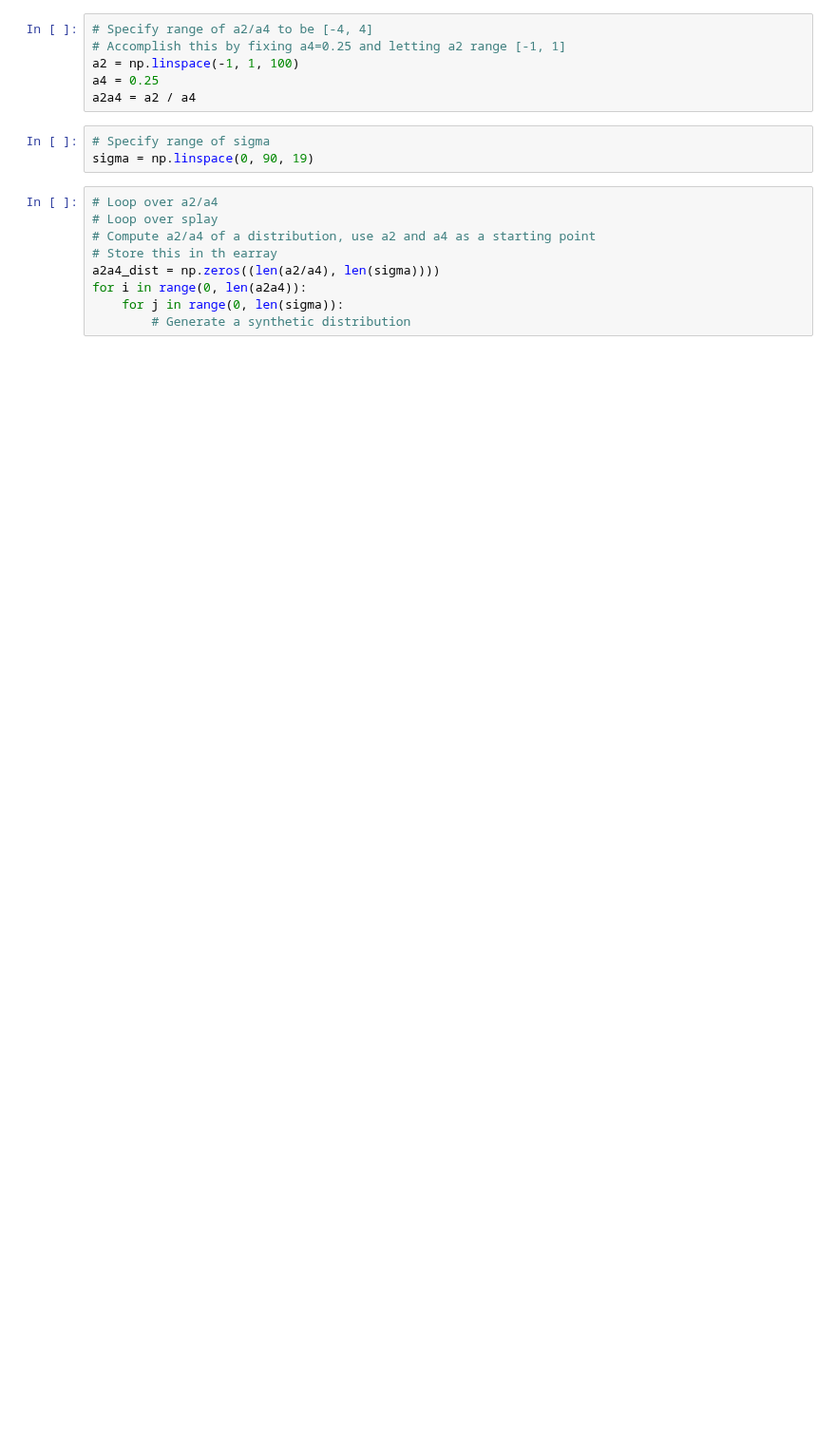
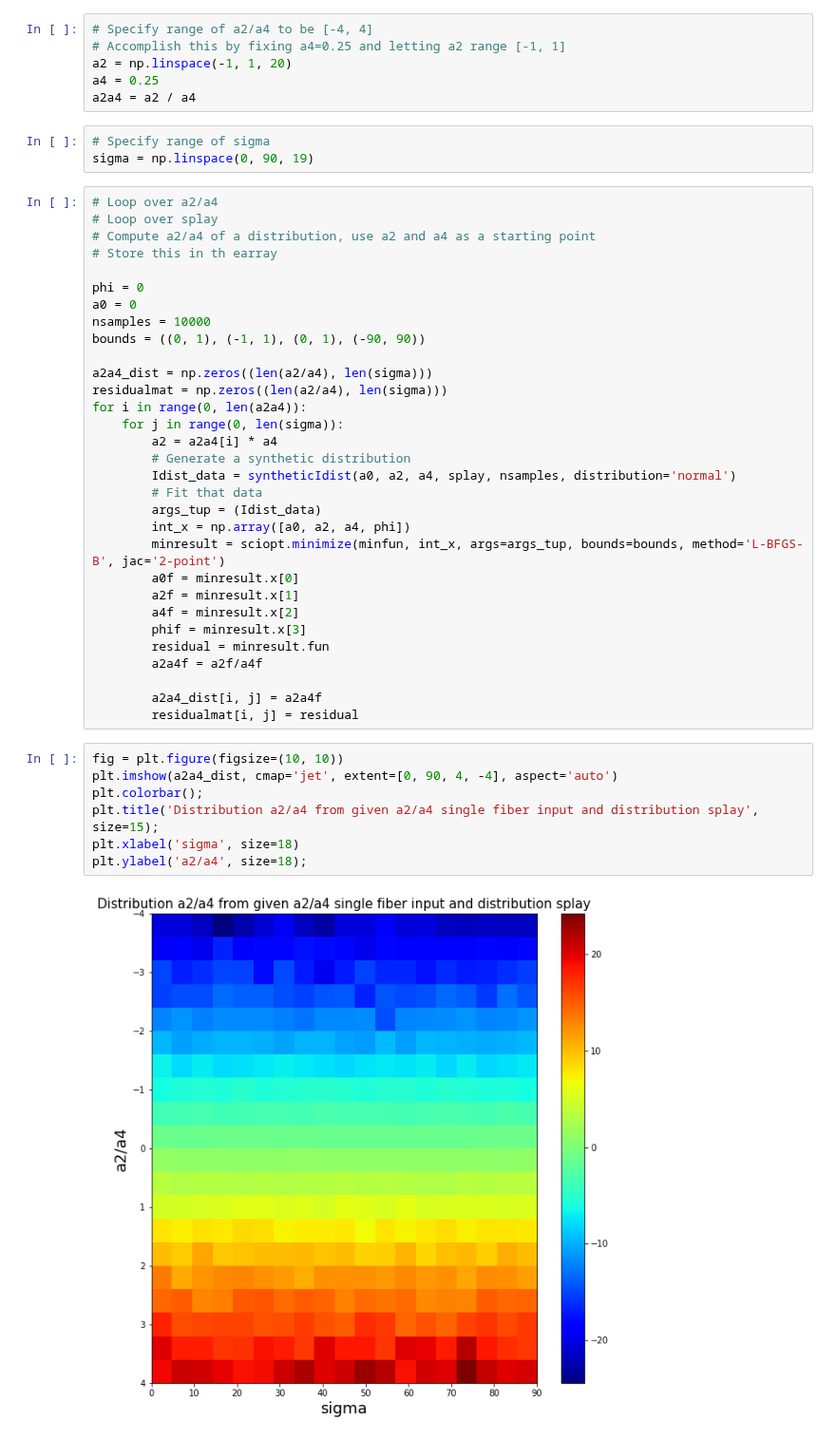
Before and after one commit to mfkiwl/splineDIC, a Jupyter notebook: notebooks/exploratory/stp_explore_ODF_extraction.ipynb, the cells around one changed output. Shown at 95% size. Saved outputs shown, nothing was run; the diff lists cells and outputs as text; blank space fills up the shorter version.

```diff
--- a/notebooks/exploratory/stp_explore_ODF_extraction.ipynb
+++ b/notebooks/exploratory/stp_explore_ODF_extraction.ipynb
@@ -355,7 +380,7 @@ Note, this doesn't really reflect range of a2/a4 from real single fiber types. N
 # %%
 # Specify range of a2/a4 to be [-4, 4]
 # Accomplish this by fixing a4=0.25 and letting a2 range [-1, 1]
-a2 = np.linspace(-1, 1, 100)
+a2 = np.linspace(-1, 1, 20)
 a4 = 0.25
 a2a4 = a2 / a4
 # %%
@@ -366,7 +391,38 @@ sigma = np.linspace(0, 90, 19)
 # Loop over splay
 # Compute a2/a4 of a distribution, use a2 and a4 as a starting point
 # Store this in th earray
-a2a4_dist = np.zeros((len(a2/a4), len(sigma))))
+
+phi = 0
+a0 = 0
+nsamples = 10000
+bounds = ((0, 1), (-1, 1), (0, 1), (-90, 90))
+
+a2a4_dist = np.zeros((len(a2/a4), len(sigma)))
+residualmat = np.zeros((len(a2/a4), len(sigma)))
 for i in range(0, len(a2a4)):
     for j in range(0, len(sigma)):
+        a2 = a2a4[i] * a4
         # Generate a synthetic distribution
+        Idist_data = syntheticIdist(a0, a2, a4, splay, nsamples, distribution='normal')
+        # Fit that data
+        args_tup = (Idist_data)
+        int_x = np.array([a0, a2, a4, phi])
+        minresult = sciopt.minimize(minfun, int_x, args=args_tup, bounds=bounds, method='L-BFGS-B', jac='2-point')
+        a0f = minresult.x[0]
+        a2f = minresult.x[1]
+        a4f = minresult.x[2]
+        phif = minresult.x[3]
+        residual = minresult.fun
+        a2a4f = a2f/a4f
+
+        a2a4_dist[i, j] = a2a4f
+        residualmat[i, j] = residual
+# %%
+fig = plt.figure(figsize=(10, 10))
+plt.imshow(a2a4_dist, cmap='jet', extent=[0, 90, 4, -4], aspect='auto')
+plt.colorbar();
+plt.title('Distribution a2/a4 from given a2/a4 single fiber input and distribution splay', size=15);
+plt.xlabel('sigma', size=18)
+plt.ylabel('a2/a4', size=18);
+# %% [output]
+[figure, added]
```
Also changed, not shown: parts of 15 cells of this notebook.
